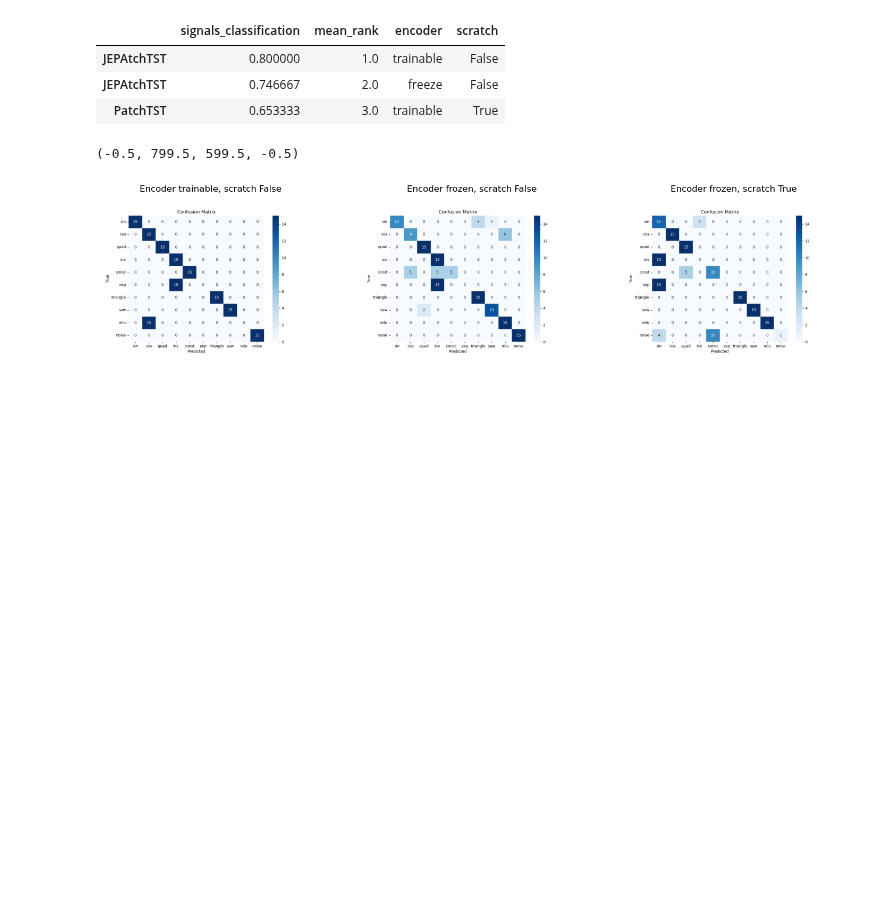
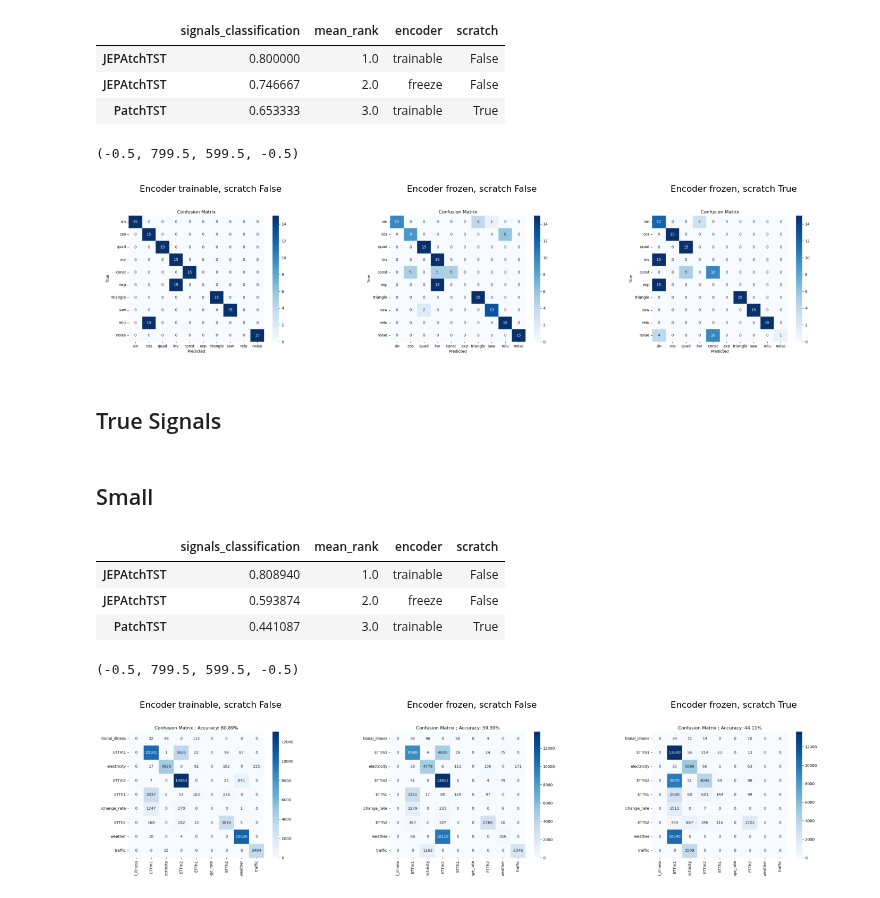
Before and after one commit to vilhess/JEPAtchTST, a Jupyter notebook: results.ipynb, the cells around one changed output. Drawn from its saved outputs; the diff is of its cells as text; code cells hidden in the pictures; blank space fills up the shorter version.

```diff
--- a/results.ipynb
+++ b/results.ipynb
@@ -344,3 +343,60 @@ axes[2].axis('off')
 # %% [output]
 (-0.5, 799.5, 599.5, -0.5)
 [figure]
+# %% [markdown]
+## True Signals
+# %% [markdown]
+## Small
+# %%
+df = pd.read_json('classification/type2/results/small/accs.json')
+
+ranks = df.rank(axis=0, method='min', ascending=False)
+mean_ranks = ranks.mean(axis=1)
+df['mean_rank'] = mean_ranks
+df.sort_values('mean_rank', inplace=True)
+
+df["encoder"]=" "
+df["scratch"]=" "
+
+for i in range(len(df)):
+    index_name = df.index[i]
+    index_name_split = index_name.split("_")
+    if index_name_split[-1]=="True":
+        df.at[index_name, "scratch"] = "True"
+        df.at[index_name, "encoder"] = "trainable"
+        df.index.values[i] = "PatchTST"
+    else:
+        if index_name_split[-2]=="True":
+            df.at[index_name, "scratch"] = "False"
+            df.at[index_name, "encoder"] = "freeze"
+        else:
+            df.at[index_name, "scratch"] = "False"
+            df.at[index_name, "encoder"] = "trainable"
+        df.index.values[i] = "JEPAtchTST"
+df
+# %% [output]
+|  | signals_classification | mean_rank | encoder | scratch |
+| JEPAtchTST | 0.808940 | 1.0 | trainable | False |
+| JEPAtchTST | 0.593874 | 2.0 | freeze | False |
+| PatchTST | 0.441087 | 3.0 | trainable | True |
+# %%
+img_encoder_finetune = Image.open('classification/type2/results/small/confusion_matrix_False_False.png')
+img_encoder_freeze = Image.open('classification/type2/results/small/confusion_matrix_True_False.png')
+img_encoder_scratch = Image.open('classification/type2/results/small/confusion_matrix_True_True.png')
+
+fig, axes = plt.subplots(1, 3, figsize=(18, 6))
+
+axes[0].imshow(img_encoder_finetune)
+axes[0].set_title('Encoder trainable, scratch False')
+axes[0].axis('off')
+
+axes[1].imshow(img_encoder_freeze)
+axes[1].set_title('Encoder frozen, scratch False')
+axes[1].axis('off')
+
+axes[2].imshow(img_encoder_scratch)
+axes[2].set_title('Encoder frozen, scratch True')
+axes[2].axis('off')
+# %% [output]
+(-0.5, 799.5, 599.5, -0.5)
+[figure, added]
```
Also changed, not shown: parts of 15 cells of this notebook, 31 other files.
